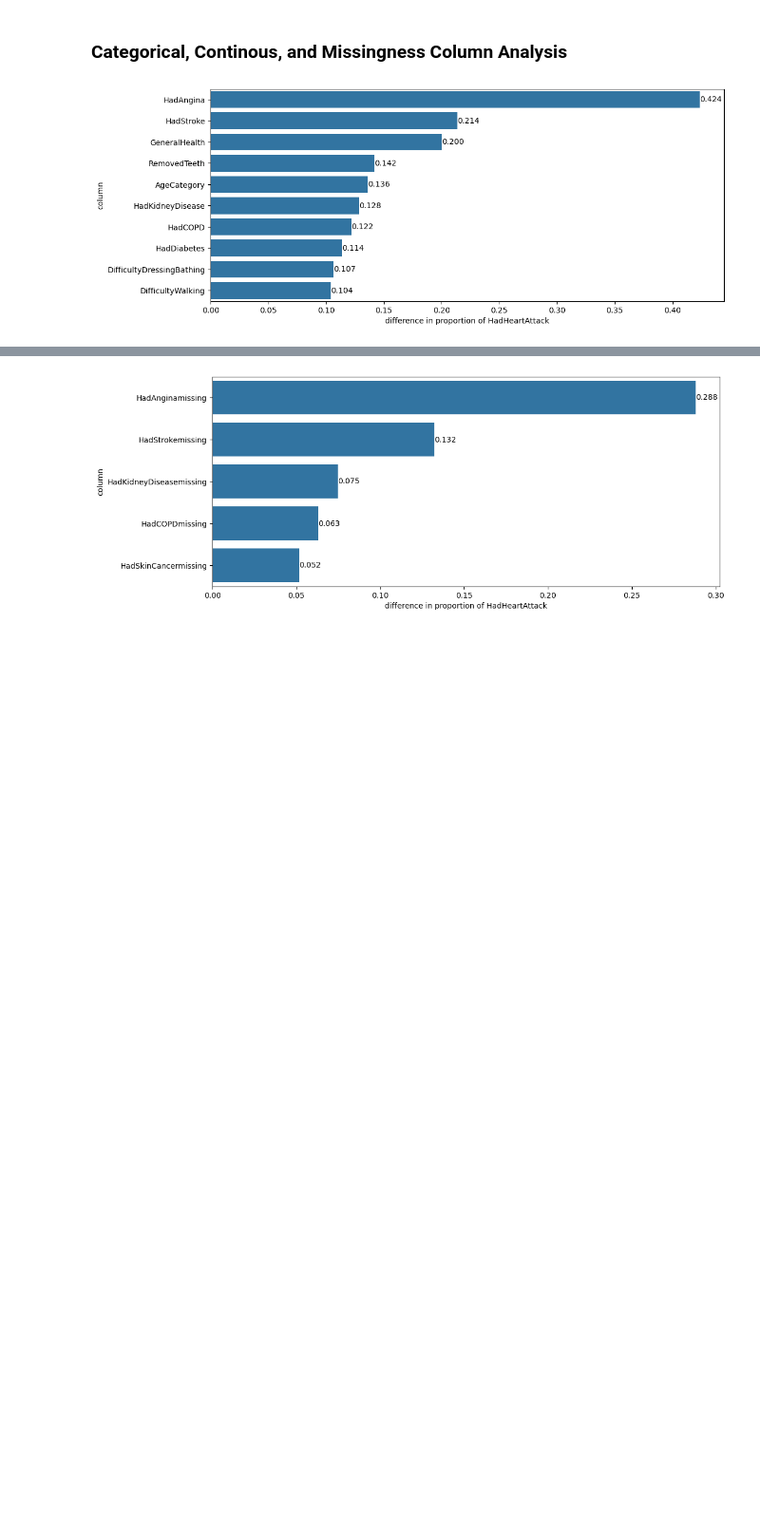
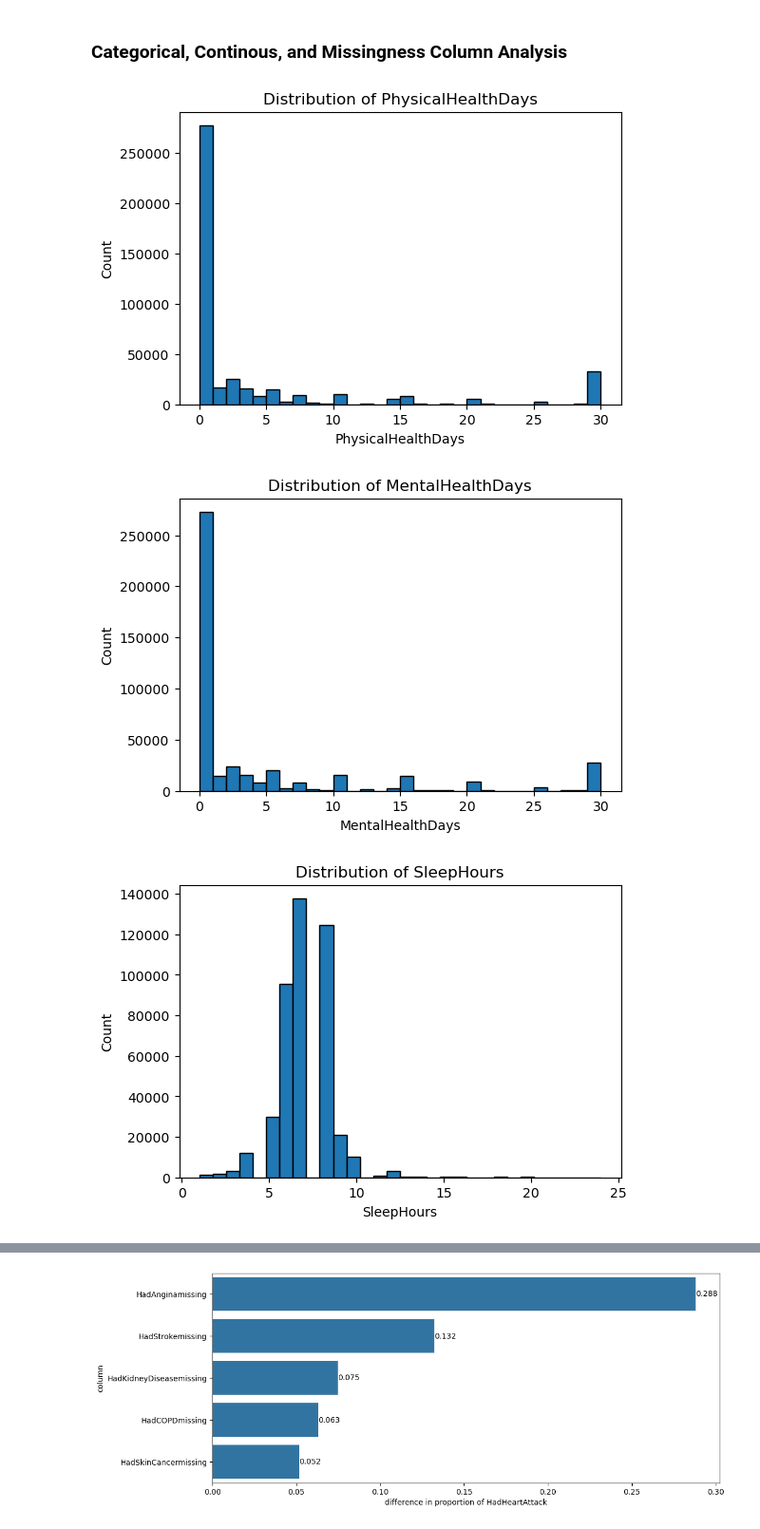
Before and after one commit to gracegmc/HeartDiseaseRiskPredictor, a Jupyter notebook: notebook_grace.ipynb, the cells around one changed output, grey strips where cells are left out. Shown at 95% size. Saved outputs shown, nothing was run; the diff lists cells and outputs as text; code cells hidden in the pictures; blank space fills up the shorter version.

```diff
--- a/notebook_grace.ipynb
+++ b/notebook_grace.ipynb
@@ -654,45 +664,22 @@ missingness_cols = ['GeneralHealthmissing', 'PhysicalHealthDaysmissing',
                     'BMImissing', 'AlcoholDrinkersmissing', 'HIVTestingmissing',
                     'FluVaxLast12missing', 'PneumoVaxEvermissing',
                     'HighRiskLastYearmissing', 'CovidPosmissing']
-diff_greater_than_10 = {}
-
-for col in categorical_cols:
-    grouped_proportions = data_imputed.groupby(col, observed=False)["HadHeartAttack"]\
-        .apply(lambda x: (x == 1).mean()).sort_values()
-    diff = grouped_proportions.iloc[-1] - grouped_proportions.iloc[0]
-
-
-    if diff > 0.10:
-        # print(f"{col} difference = {diff}")
-        # sns.histplot(
-        #     data=data_imputed,
-        #     x=col,
-        #     hue="HadHeartAttack",
-        #     stat="density",
-        #     common_norm=False
-        # )
-        diff_greater_than_10[col] = diff
-
-proportion_diff_df = (
-    pd.Series(diff_greater_than_10, name="difference in proportion of HadHeartAttack")
-      .rename_axis("column")
-      .reset_index()
-      .sort_values("difference in proportion of HadHeartAttack", ascending=False)
-)
-
-fig, ax = plt.subplots(figsize=(12, 5))
-
-sns.barplot(
-    y='column',
-    x='difference in proportion of HadHeartAttack',
-    data=proportion_diff_df,
-    ax=ax
-)
-
-for container in ax.containers:
-    ax.bar_label(container, fmt='%.3f')  # 3 decimal places
-# plt.xticks(rotation=10, ha='right')  # tilt labels
-# plt.tight_layout()                   # prevent cutoff
-plt.show()
-# %% [output]
-[figure, removed]
+# %%
+# Histograms for continuous variables
+for col in continous_cols:
+    plt.figure(figsize=(6, 4))
+
+    plt.hist(
+        data_imputed[col].dropna(),
+        bins=30,
+        edgecolor='black'
+    )
+
+    plt.title(f'Distribution of {col}')
+    plt.xlabel(col)
+    plt.ylabel('Count')
+    plt.show()
+# %% [output]
+[figure, added]
+[figure, added]
+[figure, added]
```
Also changed, not shown: parts of 16 cells of this notebook.
